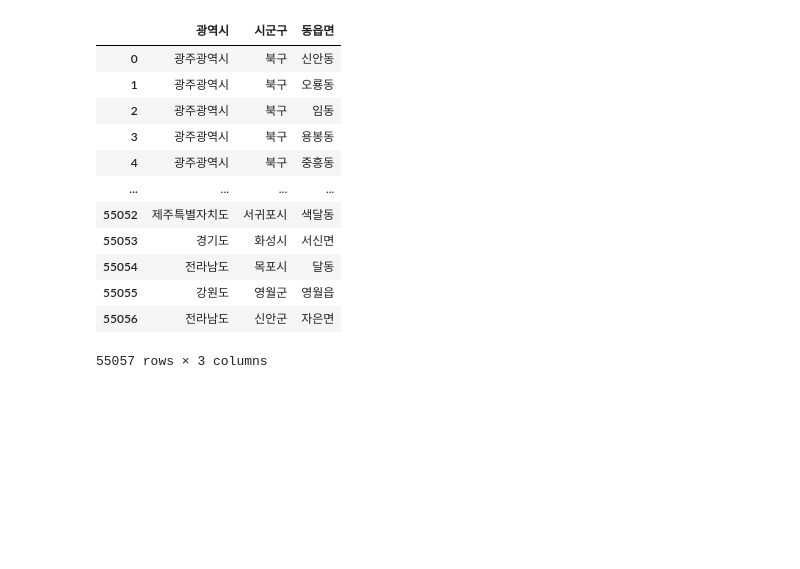
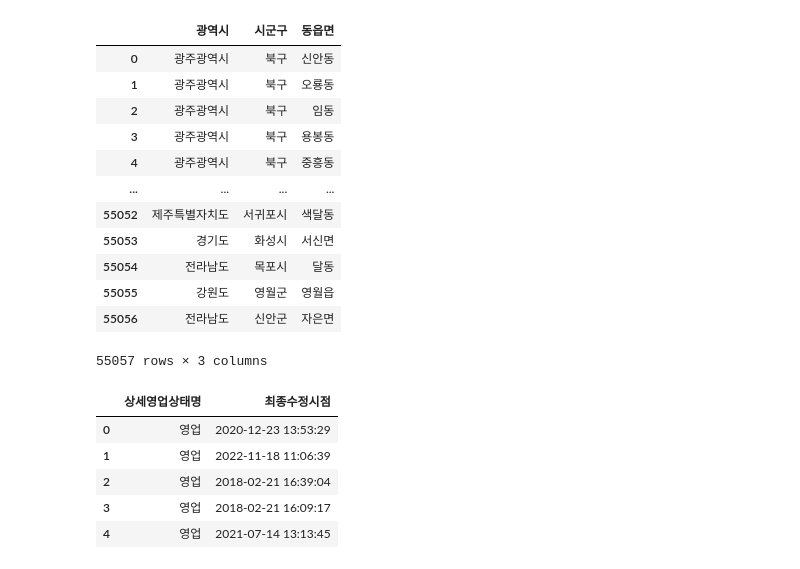
Before and after one commit to leekyuyoung20230313/pythone, a Jupyter notebook: 판다스/판다스6.ipynb, the cells around one changed output. Cells and saved outputs as stored; diff of their text form; code cells hidden in the pictures; blank space fills up the shorter version.

```diff
--- a/판다스/판다스6.ipynb
+++ b/판다스/판다스6.ipynb
@@ -66,0 +88,10 @@ temp[['광역시',	'시군구'	,'동읍면']]
+# %%
+df2 = df[['상세영업상태명','최종수정시점']]
+df2.head()
+# %% [output]
+|  | 상세영업상태명 | 최종수정시점 |
+| 0 | 영업 | 2020-12-23 13:53:29 |
+| 1 | 영업 | 2022-11-18 11:06:39 |
+| 2 | 영업 | 2018-02-21 16:39:04 |
+| 3 | 영업 | 2018-02-21 16:09:17 |
+| 4 | 영업 | 2021-07-14 13:13:45 |
```
Also changed, not shown: parts of 8 cells of this notebook.
